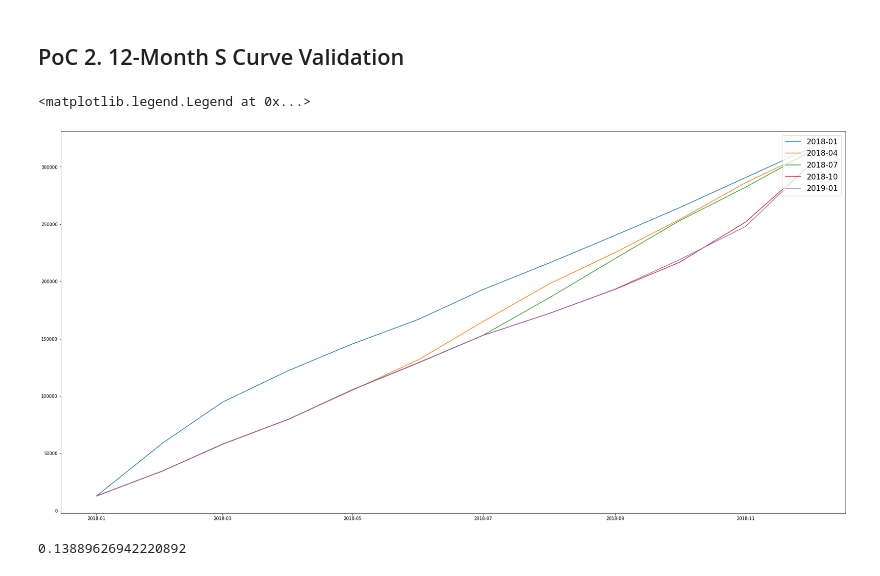
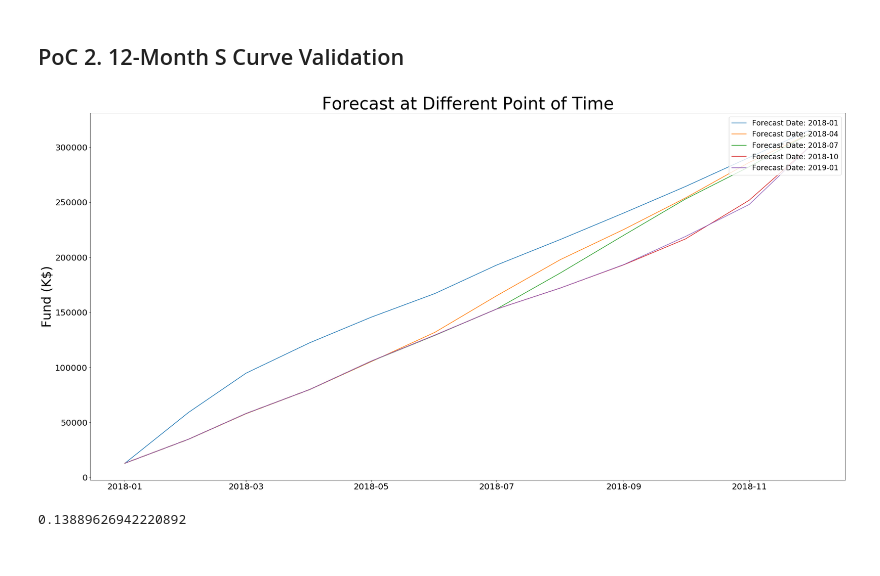
Before and after one commit to heroxk/pmrs_analytics_poc, a Jupyter notebook: Insights_F_A_Trend.ipynb, the cells around one changed output. Cells and saved outputs as stored; diff of their text form; code cells hidden in the pictures.

```diff
--- a/Insights_F_A_Trend.ipynb
+++ b/Insights_F_A_Trend.ipynb
@@ -23,7 +23,7 @@ from datetime import datetime, timedelta
 from dateutil.relativedelta import relativedelta
 import datedelta
 # %%
-df = pd.read_csv("data/3year_report.csv")
+df = pd.read_csv("data/3year_report_v2.csv")
 # %%
 report_date_list = []
 project_date_list = []
@@ -53,34 +53,42 @@ fund_cum_dict = dict()
 # %%
 fig = plt.figure(figsize=(32, 16))
 
 forecast_actual_years = ['2018-01',
                          '2018-04',
                          '2018-07',
                          '2018-10',
                          '2019-01']
 
 for report_date in forecast_actual_years:
     df_tmp = df_new[df_new['report_date']==report_date][(df_new['project_date']>=selected_range_start) & (df_new['project_date']<selected_range_end)]
 
     fund_cum = np.cumsum(df_new[df_new['report_date']==report_date][(df_new['project_date']>=selected_range_start) & (df_new['project_date']<selected_range_end)]['fund'])
 
     fund_cum_dict[report_date] = fund_cum
 
 
     df_tmp['fund_cum'] = pd.Series(fund_cum)
 
     df_tmp = df_tmp.set_index('project_date')
 
+
+
     # Option 1
     # plt.plot(df_tmp['fund'], label=report_date)
 
     # Option 2
-    plt.plot(df_tmp['fund_cum'], label=report_date)
+    plt.plot(df_tmp['fund_cum'], label=f"Forecast Date: {report_date}")
+
+plt.xticks(size = 20)
+plt.yticks(size = 20)
+plt.ylabel('Fund (K$)', size = 30)
+plt.title('Forecast at Different Point of Time', size = 40)
 
 plt.legend(loc='upper right', fontsize='xx-large')
+plt.savefig('./output/2018_forecast_multi.pdf')
+plt.show()
 # %% [output]
-<matplotlib.legend.Legend at 0x...>
-[figure, old version]
+[figure, new version]
 # %%
 mean_absolute_error(fund_cum_dict[forecast_actual_years[0]], fund_cum_dict[forecast_actual_years[1]]) / fund_cum_dict[forecast_actual_years[1]].mean()
 # %% [output]
```
Also changed, not shown: parts of 8 cells of this notebook.
